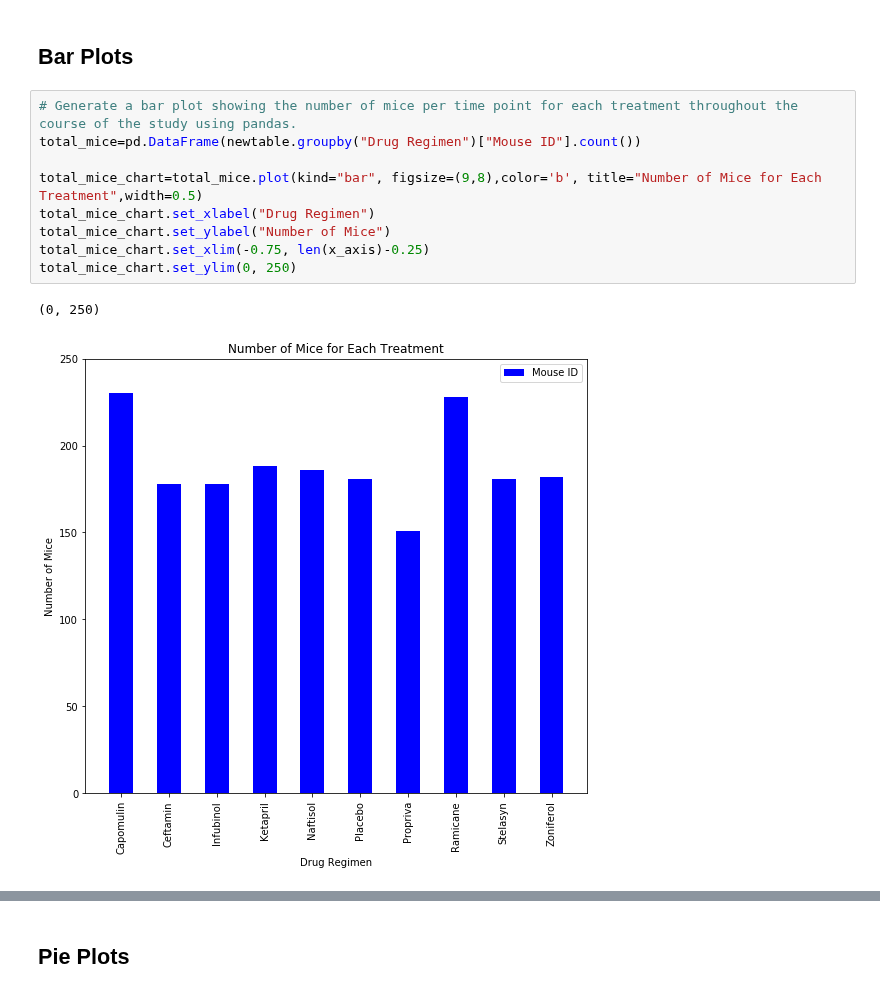
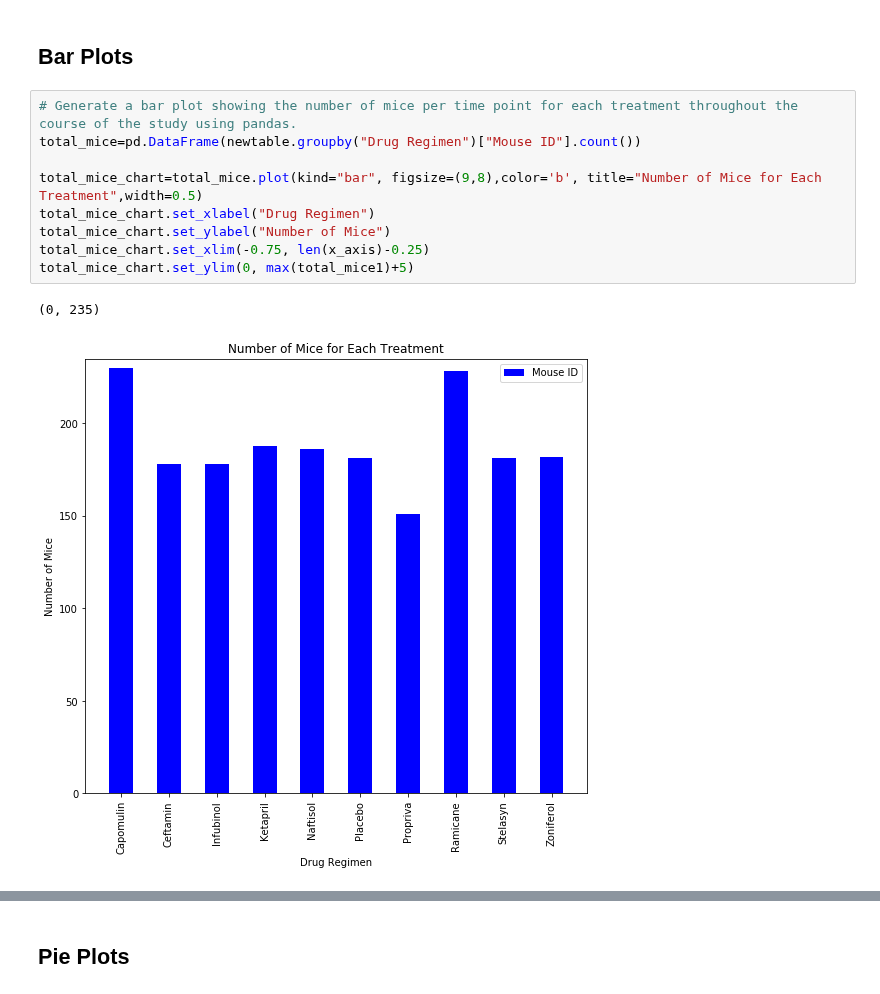
Before and after one commit to olivesun1213/Matplotlib, a Jupyter notebook: Unit 05 - Matplotlib_Homework_Instructions_Pymaceuticals_pymaceuticals_starter.ipynb, the cells around one changed output, grey strips where cells are left out. Cells and saved outputs as stored; diff of their text form.

```diff
--- a/Unit 05 - Matplotlib_Homework_Instructions_Pymaceuticals_pymaceuticals_starter.ipynb
+++ b/Unit 05 - Matplotlib_Homework_Instructions_Pymaceuticals_pymaceuticals_starter.ipynb
@@ -229,15 +229,15 @@ summary
 # %%
 # Generate a bar plot showing the number of mice per time point for each treatment throughout the course of the study using pandas.
 total_mice=pd.DataFrame(newtable.groupby("Drug Regimen")["Mouse ID"].count())
 
 total_mice_chart=total_mice.plot(kind="bar", figsize=(9,8),color='b', title="Number of Mice for Each Treatment",width=0.5)
 total_mice_chart.set_xlabel("Drug Regimen")
 total_mice_chart.set_ylabel("Number of Mice")
 total_mice_chart.set_xlim(-0.75, len(x_axis)-0.25)
-total_mice_chart.set_ylim(0, 250)
+total_mice_chart.set_ylim(0, max(total_mice1)+5)
 # %% [output]
-(0, 250)
+(0, 235)
-[figure, old version]
+[figure, new version]
 # %%
 # Generate a bar plot showing the number of mice per time point for each treatment throughout the course of the study using pyplot.
 #set x axis and tick locations
```
Also changed, not shown: parts of 3 cells of this notebook, 1 other file.
